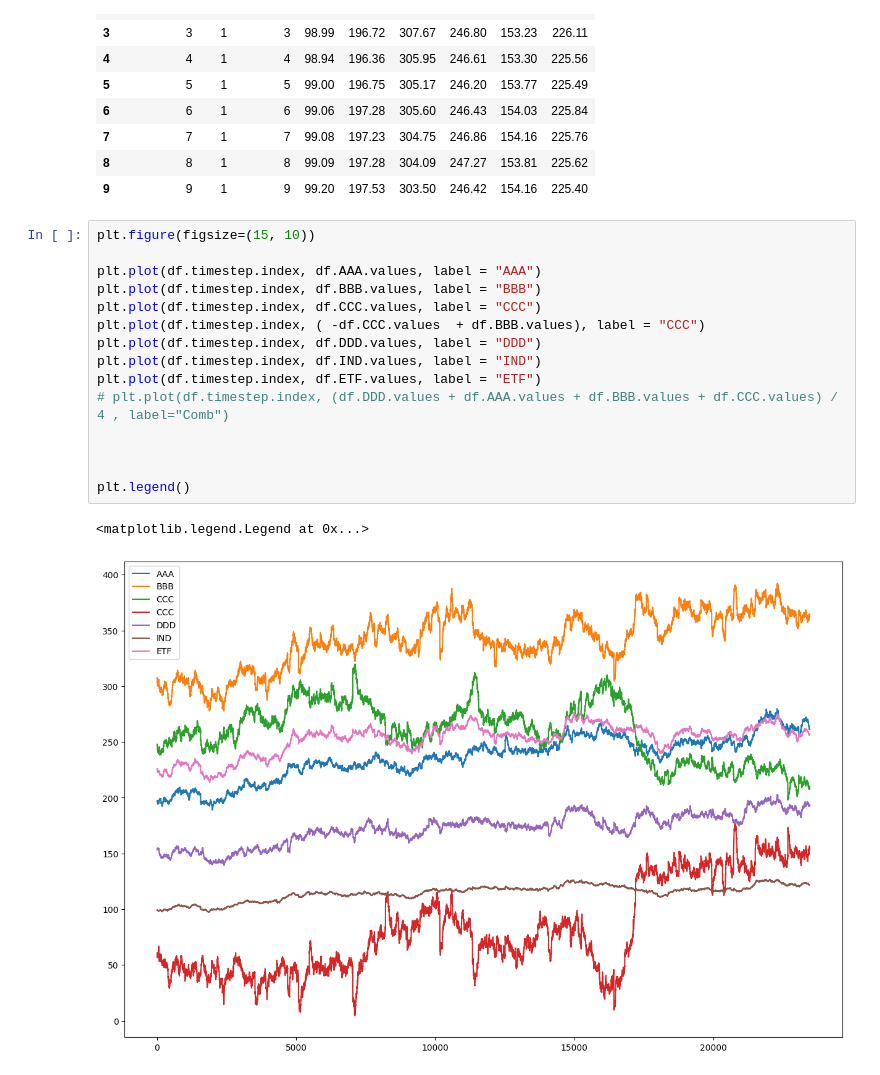
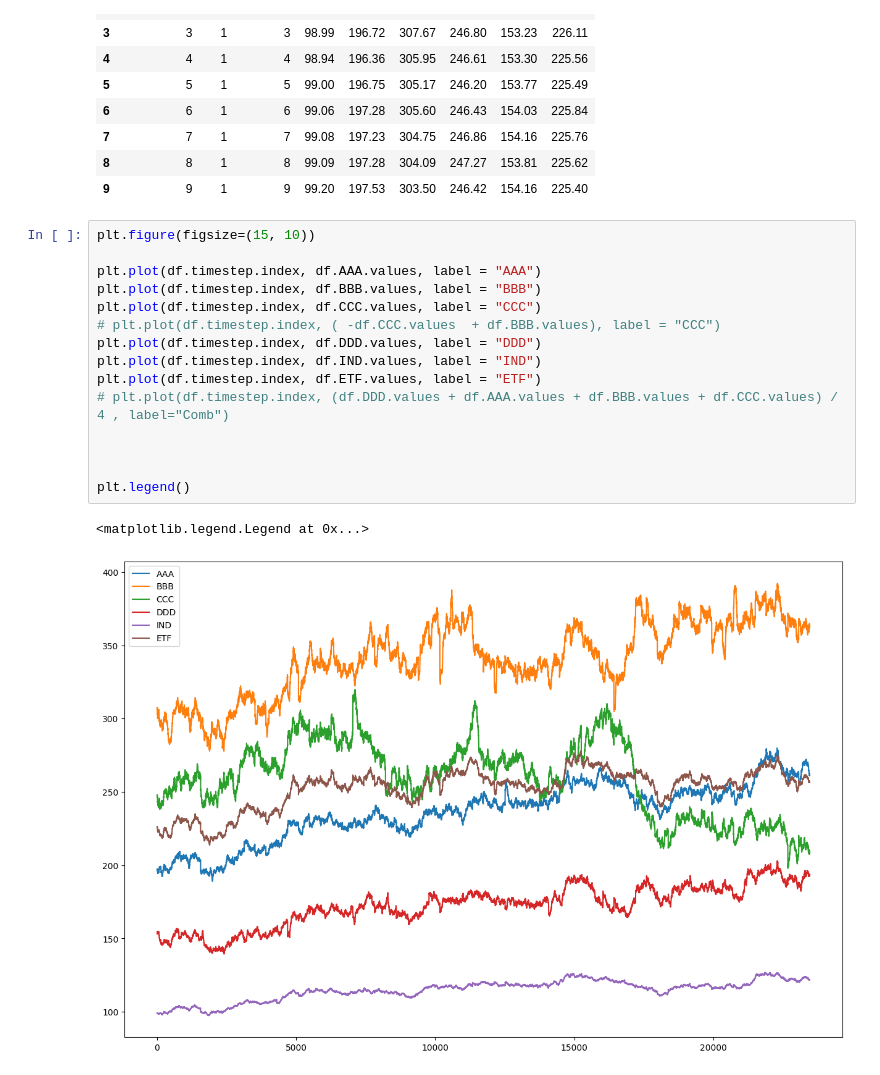
Before and after one commit to RubenAnneBonny/CitadelQuantInvitational, a Jupyter notebook: Data Analys/Ruben_testing.ipynb, the cells around one changed output. Cells and saved outputs as stored; diff of their text form.

```diff
--- a/Data Analys/Ruben_testing.ipynb
+++ b/Data Analys/Ruben_testing.ipynb
@@ -19,19 +20,19 @@ df.head(10)
 # %%
 plt.figure(figsize=(15, 10))
 
 plt.plot(df.timestep.index, df.AAA.values, label = "AAA")
 plt.plot(df.timestep.index, df.BBB.values, label = "BBB")
 plt.plot(df.timestep.index, df.CCC.values, label = "CCC")
-plt.plot(df.timestep.index, ( -df.CCC.values  + df.BBB.values), label = "CCC")
+# plt.plot(df.timestep.index, ( -df.CCC.values  + df.BBB.values), label = "CCC")
 plt.plot(df.timestep.index, df.DDD.values, label = "DDD")
 plt.plot(df.timestep.index, df.IND.values, label = "IND")
 plt.plot(df.timestep.index, df.ETF.values, label = "ETF")
 # plt.plot(df.timestep.index, (df.DDD.values + df.AAA.values + df.BBB.values + df.CCC.values) / 4 , label="Comb")
 
 
 
 plt.legend()
 # %% [output]
 <matplotlib.legend.Legend at 0x...>
-[figure, old version]
+[figure, new version]
 # %%
```
Also changed, not shown: parts of 5 cells of this notebook, 3 other files.
